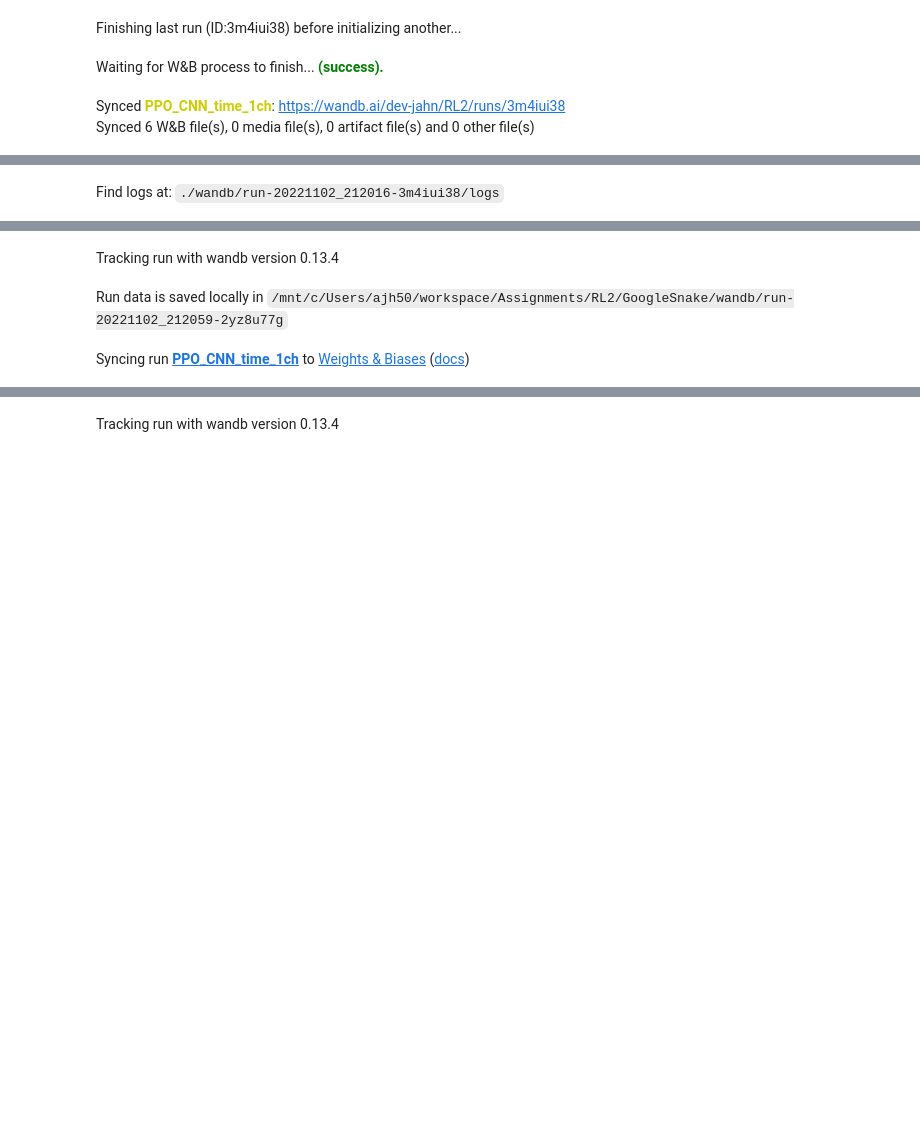
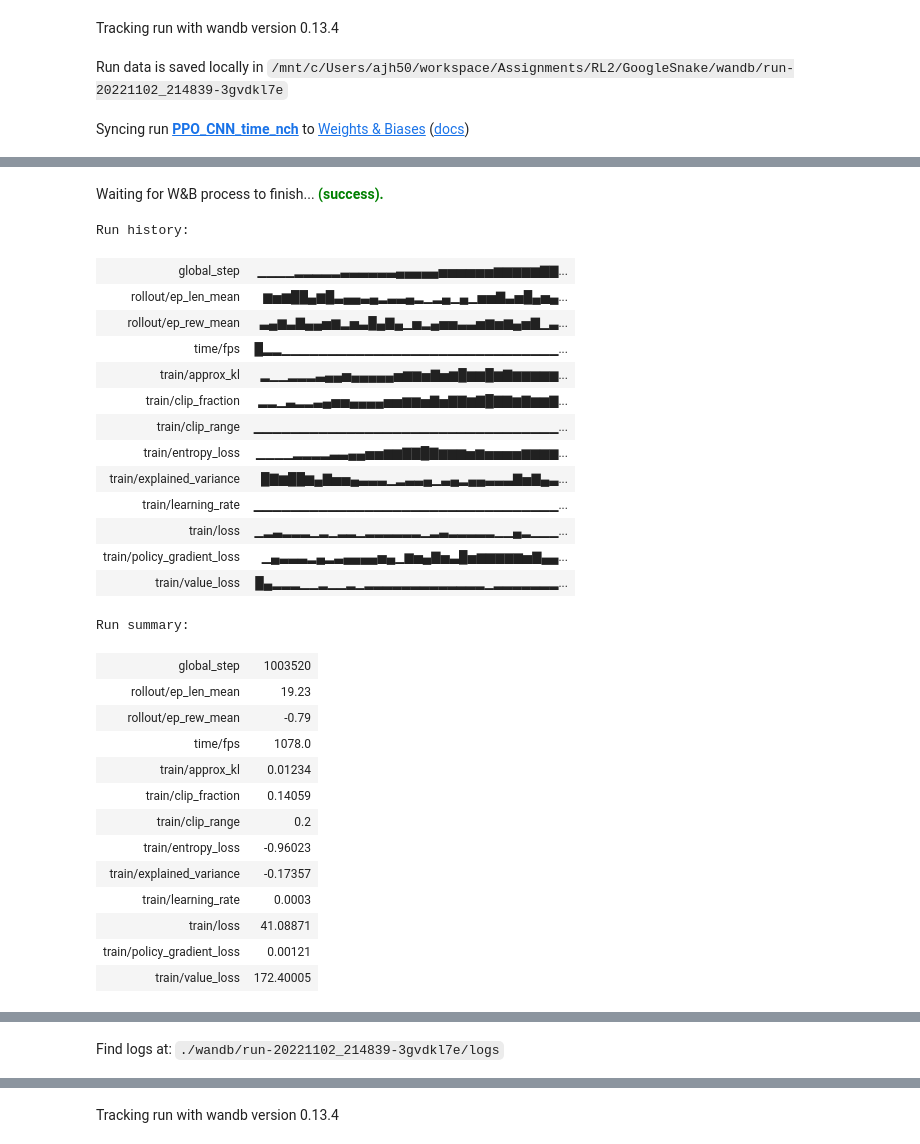
Before and after one commit to Dev-Jahn/GoogleSnake, a Jupyter notebook: Untitled.ipynb, the cells around one changed output, grey strips where cells are left out. Drawn from its saved outputs; the diff is of its cells as text; code cells hidden in the pictures; blank space fills up the shorter version.

```diff
--- a/Untitled.ipynb
+++ b/Untitled.ipynb
@@ -127,0 +130,16 @@ Find logs at: ./wandb/run-20221102_210727-2hkk97tp/logs
+# %%
+# resume
+model = PPO.load(f'{name}.pt', env=env, device='cuda')
+run = wandb.init(
+    resume='must',
+    id='1c9io7z8',
+    job_type='train', config=config.__dict__,
+    project='RL2',
+    tags=[name.split('_')[0], 'gsnake'],
+    name=name,
+    sync_tensorboard=True,
+    monitor_gym='False'
+)
+
+model.learn(total_timesteps=40_000_000, callback=WandbCallback(verbose=2), progress_bar=True, reset_num_timesteps=False)
+model.save(f'{name}.pt')
@@ -128,12 +151,12 @@ Find logs at: ./wandb/run-20221102_210727-2hkk97tp/logs
 # %%
 config = GoogleSnakeConfig(
-    multi_channel=False,
+    multi_channel=True,
     # reward_mode='basic',
     reward_mode='time_constrained',
     reward_scale=1,
     n_foods=3
 )
-name = 'PPO_CNN_time_1ch'
+name = 'PPO_CNN_time_nch'
 run = wandb.init(
     job_type='train', config=config.__dict__,
     project='RL2',
@@ -157,7 +180,6 @@ run.finish()
 model.save(f'{name}.pt')
 del model # remove to demonstrate saving and loading
 # %% [output]
-Finishing last run (ID:3m4iui38) before initializing another...
+Tracking run with wandb version 0.13.4
-Waiting for W&B process to finish... (success).
+Run data is saved locally in /mnt/c/Users/ajh50/workspace/Assignments/RL2/GoogleSnake/wandb/run-20221102_214839-3gvdkl7e
-Synced PPO_CNN_time_1ch: https://wandb.ai/dev-jahn/RL2/runs/3m4iui38
-Synced 6 W&B file(s), 0 media file(s), 0 artifact file(s) and 0 other file(s)
+Syncing run PPO_CNN_time_nch to Weights & Biases (docs)
@@ -164 +190,29 @@ Synced 6 W&B file(s), 0 media file(s), 0 artifact file(s) and 0 other file(s)
-Find logs at: ./wandb/run-20221102_212016-3m4iui38/logs
+Waiting for W&B process to finish... (success).
+Run history:
+| global_step | ▁▁▁▁▂▂▂▂▂▃▃▃▃▃▃▄▄▄▄▄▅▅▅▅▅▅▆▆▆▆▆▇▇... |
+| rollout/ep_len_mean | ▆▅▆██▄▆█▃▄▄▃▄▂▃▃▄▂▁▂▄▁▄▁▅▅▇▃▅█▄▅▄... |
+| rollout/ep_rew_mean | ▃▄▆▃▇▄▄▅▆▂▅▃█▄▇▄▁▅▂▄▅▅▃▃▅▆▅▆▄▅▇▁▃... |
+| time/fps | █▂▂▁▁▁▁▁▁▁▁▁▁▁▁▁▁▁▁▁▁▁▁▁▁▁▁▁▁▁▁▁▁... |
+| train/approx_kl | ▂▁▁▂▂▂▃▄▄▅▄▄▄▄▄▅▆▆▅▇▅▆█▆▆█▆▇▆▆▆▆▆... |
+| train/clip_fraction | ▂▂▁▃▂▂▃▄▅▅▄▄▄▄▅▅▆▆▅▇▅▇▇▆▇█▇▇▆▇▆▆▇... |
+| train/clip_range | ▁▁▁▁▁▁▁▁▁▁▁▁▁▁▁▁▁▁▁▁▁▁▁▁▁▁▁▁▁▁▁▁▁... |
+| train/entropy_loss | ▁▁▁▁▂▂▂▂▃▃▄▄▅▅▆▆▇▇█▇▆▆▆▅▆▅▅▅▅▆▆▆▆... |
+| train/explained_variance | █▇▆██▆▄▇▅▅▄▃▃▃▁▂▃▃▄▁▃▄▂▄▄▃▃▃▇▅▇▄▃... |
+| train/learning_rate | ▁▁▁▁▁▁▁▁▁▁▁▁▁▁▁▁▁▁▁▁▁▁▁▁▁▁▁▁▁▁▁▁▁... |
+| train/loss | ▁▂▃▂▂▂▁▂▁▂▂▁▂▂▂▂▂▂▁▂▃▂▂▂▂▂▁▁▄▂▁▁▁... |
+| train/policy_gradient_loss | ▁▄▃▃▃▂▄▂▃▄▄▄▄▅▄▁▆▅▄▇▅▃█▅▆▆▆▆▆▅▇▄▄... |
+| train/value_loss | █▄▂▂▂▁▁▂▁▁▂▁▂▂▂▂▂▂▂▂▂▂▂▂▂▁▂▂▂▂▂▂▂... |
+Run summary:
+| global_step | 1003520 |
+| rollout/ep_len_mean | 19.23 |
+| rollout/ep_rew_mean | -0.79 |
+| time/fps | 1078.0 |
+| train/approx_kl | 0.01234 |
+| train/clip_fraction | 0.14059 |
+| train/clip_range | 0.2 |
+| train/entropy_loss | -0.96023 |
+| train/explained_variance | -0.17357 |
+| train/learning_rate | 0.0003 |
+| train/loss | 41.08871 |
+| train/policy_gradient_loss | 0.00121 |
+| train/value_loss | 172.40005 |
@@ -166,3 +221 @@ Successfully finished last run (ID:3m4iui38). Initializing new run:
-Tracking run with wandb version 0.13.4
+Find logs at: ./wandb/run-20221102_214839-3gvdkl7e/logs
-Run data is saved locally in /mnt/c/Users/ajh50/workspace/Assignments/RL2/GoogleSnake/wandb/run-20221102_212059-2yz8u77g
-Syncing run PPO_CNN_time_1ch to Weights & Biases (docs)
```
Also changed, not shown: parts of 6 cells of this notebook, 6 other files.
